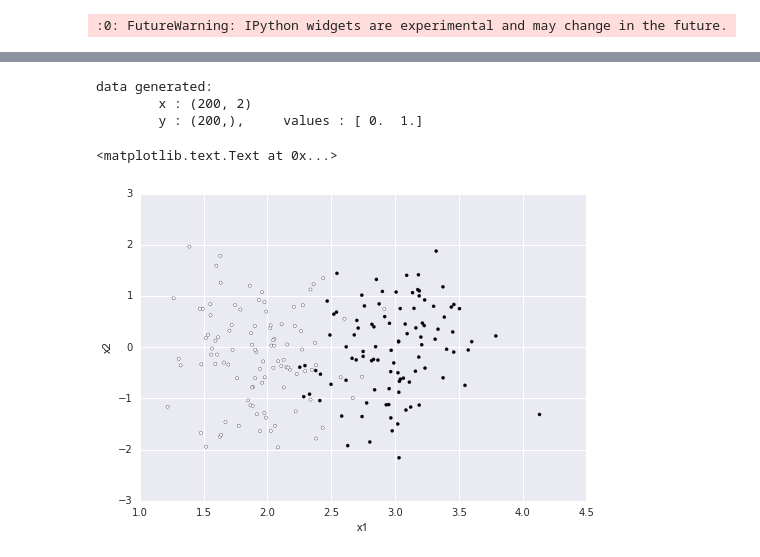
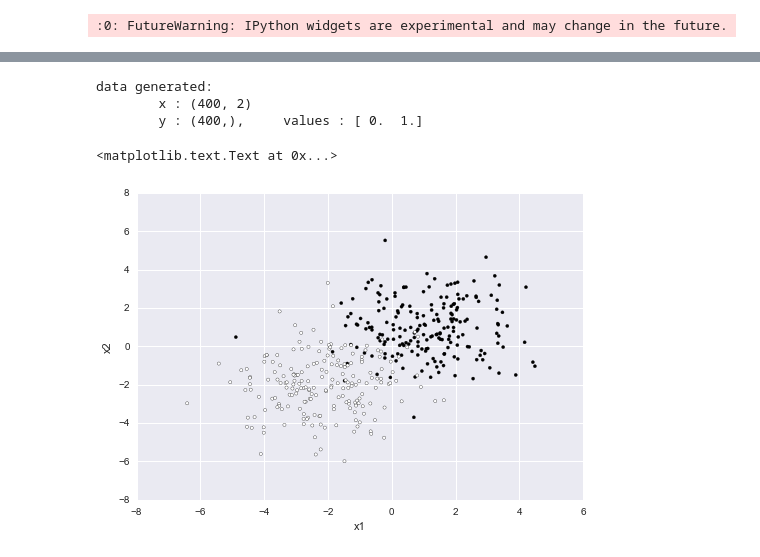
Before and after one commit to AndyZhang17/iaf2, a Jupyter notebook: phase4_logistic.ipynb, the cells around one changed output, grey strips where cells are left out. Drawn from its saved outputs; the diff is of its cells as text; code cells hidden in the pictures.

```diff
--- a/phase4_logistic.ipynb
+++ b/phase4_logistic.ipynb
@@ -30,8 +30,8 @@ floatX = utils.floatX
 # %%
 # parameter setup
 reload( models.moon )
-DIMX = 3
+DIMX = 2
 model = moon.Logistic(DIMX)
-OUTPATH = '../report/figs/bayes/softmax'
+ROOT = '../report/figs/bayes/logistic'
 # %%
 # data generation, 3D
@@ -63,29 +57,24 @@ data generated:
 # %%
 # data generation, 2D
 SIZE = 400
-S1 = int(SIZE*.25)
-S2 = int(SIZE*.25)
+S1 = int(SIZE*.5)
+S2 = int(SIZE*.5)
 
-blob_scale = np.asarray([3,1])
-x1 = npr.randn( S1, DIMX )/blob_scale + np.asarray([3,0])
-y1 = np.ones(S1)
-x2 = npr.randn( S2, DIMX )/blob_scale + np.asarray([2,0])
-y2 = np.zeros(S2)
-x3 = npr.randn( S2, DIMX )/blob_scale + np.asarray([-2,0])
-y3 = np.ones(S2)
-x4 = npr.randn( S1, DIMX )/blob_scale + np.asarray([-3,0])
-y4 = np.zeros(S1)
+blob_scale = np.asarray([0.7,0.7])
+y1 = np.ones(S1);   x1 = npr.randn( S1, DIMX )/blob_scale + np.asarray([1,1])
+y2 = np.zeros(S2);  x2 = npr.randn( S2, DIMX )/blob_scale + np.asarray([-2,-2])
+
 
 xn = np.concatenate([x1,x2],axis=0)
 yn = np.concatenate([y1,y2],axis=0)
 data = {'x':xn,'y':yn}
 print ('data generated:\n\tx : %s\n\ty : %s, \tvalues : %s' %(data['x'].shape,data['y'].shape,np.unique(data['y'])))
 fig = plotZ.category2d(data['x'],data['y'],dotarea=10)
 plt.xlabel('x1')
 plt.ylabel('x2')
 # %% [output]
 data generated:
-        x : (200, 2)
-        y : (200,),     values : [ 0.  1.]
+        x : (400, 2)
+        y : (400,),     values : [ 0.  1.]
 <matplotlib.text.Text at 0x...>
-[figure, old version]
+[figure, new version]
```
Also changed, not shown: parts of 14 cells of this notebook, 3 other files.
